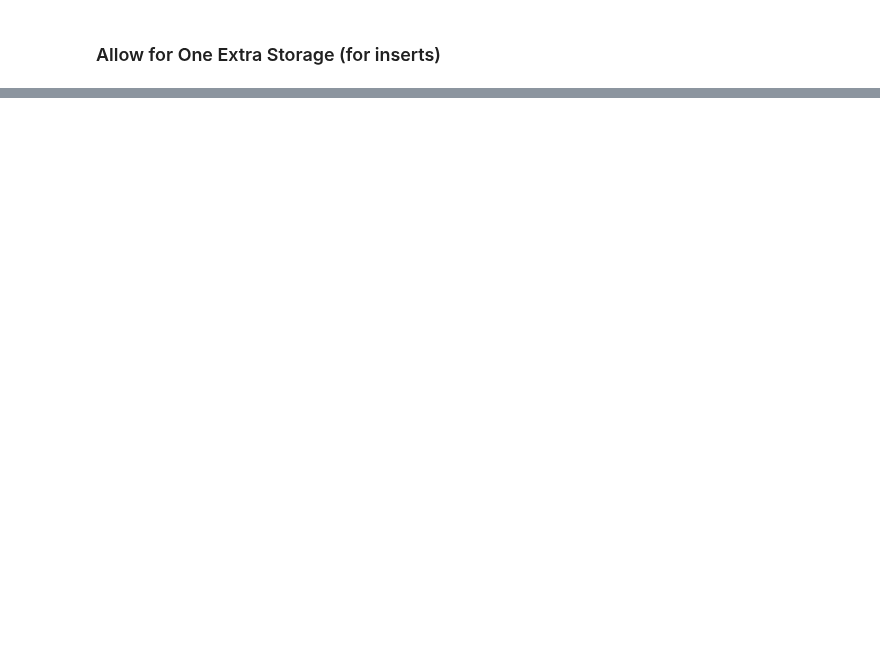
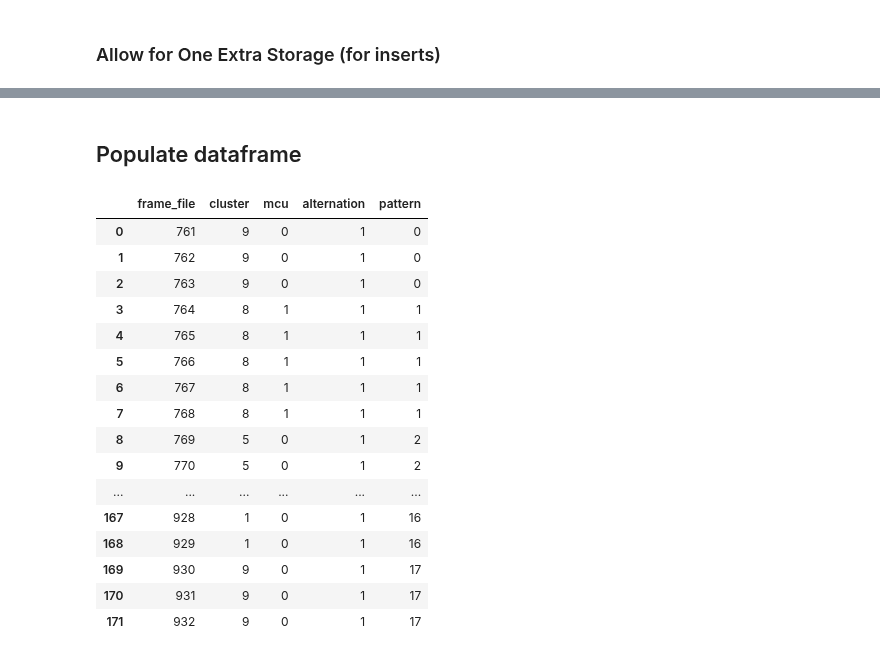
Before and after one commit to JohnTheTripper/moviegoer-prototype, a Jupyter notebook: scene_clustering.ipynb, the cells around one changed output, grey strips where cells are left out. Cells and saved outputs as stored; diff of their text form; code cells hidden in the pictures; blank space fills up the shorter version.

Commit message:
completed dialogue pattern algorithm and populated dataframe

```diff
--- a/scene_clustering.ipynb
+++ b/scene_clustering.ipynb
@@ -29,8 +29,11 @@ Using TensorFlow backend.
 # film = 'parasite'
 # frame_choice = list(range(1666, 1836)) # Parasite, tough because Mrs. Park and Jessica are both right-oc
 
-film = 'parasite'
-frame_choice = list(range(6687, 6777)) # Parasite, tough because Mrs. Park and Jessica are both right-oc
+# film = 'parasite'
+# frame_choice = list(range(6687, 6777)) # Parasite, hiding in bushes, eh, 2900
+
+film = 'hustle'
+frame_choice = list(range(761, 933)) # Hustle, hiding in bushes, eh, 2900
 # %%
 # establish folder for this film
 dialogue_folder = os.path.join('dialogue_frames', film)
@@ -85,5 +88,5 @@ vgg16_feature_list_np.shape
 # %%
-hac = AgglomerativeClustering(n_clusters = None, distance_threshold = 2900).fit(vgg16_feature_list_np)
+hac = AgglomerativeClustering(n_clusters = None, distance_threshold = 3000).fit(vgg16_feature_list_np)
 print('Number of clusters:', hac.n_clusters_)
 print(hac.labels_)
 # %% [output]
@@ -102,6 +107,3 @@ for x in frame_choice:
 # %%
 image_array = np.array(image_list)
 y_pred = tuned_model.predict_classes(image_array)
-# %%
-for frame, cluster, prediction in zip(frame_choice, hac.labels_, list(y_pred)):
-    print(frame, cluster, prediction[0])
@@ -323,0 +199,25 @@ frame    mcu     clust   prev    stored  alternate
+# %%
+prev_cluster = 1000
+stored_cluster = [1000, 1001]
+alternate_counter = 1
+alt_list = []
+pattern_list = []
+pattern = 0
+print('frame\t', 'mcu\t', 'clust\t', 'prev\t', 'stored\t\t', 'alt\t', 'pattern')
+
+for frame_file, cluster, mcu_flag in zip(frame_choice, hac.labels_, y_pred_values):
+    if 1000 in stored_cluster:
+        stored_cluster.append(prev_cluster)
+        del stored_cluster[0]
+    elif cluster != prev_cluster:
+        if cluster in stored_cluster:
+            alternate_counter += 1
+        else:
+            alternate_counter = 1
+            pattern += 1
+        stored_cluster.append(prev_cluster)
+        del stored_cluster[0]
+    print(frame_file, '\t', mcu_flag, '\t', cluster, '\t', prev_cluster, '\t', stored_cluster, '\t', alternate_counter, '\t', pattern)
+    prev_cluster = cluster
+    alt_list.append(alternate_counter)
+    pattern_list.append(pattern)
@@ -323,0 +242,24 @@ frame    mcu     clust   prev    stored  alternate
+# %% [markdown]
+## Populate dataframe
+# %%
+scene_df = pd.DataFrame(zip(frame_choice, hac.labels_, y_pred_values, alt_list, pattern_list), columns=['frame_file', 'cluster', 'mcu', 'alternation', 'pattern'])
+pd.options.display.max_rows=200
+scene_df.head(200)
+# %% [output]
+|  | frame_file | cluster | mcu | alternation | pattern |
+| 0 | 761 | 9 | 0 | 1 | 0 |
+| 1 | 762 | 9 | 0 | 1 | 0 |
+| 2 | 763 | 9 | 0 | 1 | 0 |
+| 3 | 764 | 8 | 1 | 1 | 1 |
+| 4 | 765 | 8 | 1 | 1 | 1 |
+| 5 | 766 | 8 | 1 | 1 | 1 |
+| 6 | 767 | 8 | 1 | 1 | 1 |
+| 7 | 768 | 8 | 1 | 1 | 1 |
+| 8 | 769 | 5 | 0 | 1 | 2 |
+| 9 | 770 | 5 | 0 | 1 | 2 |
+| ... | ... | ... | ... | ... | ... |
+| 167 | 928 | 1 | 0 | 1 | 16 |
+| 168 | 929 | 1 | 0 | 1 | 16 |
+| 169 | 930 | 9 | 0 | 1 | 17 |
+| 170 | 931 | 9 | 0 | 1 | 17 |
+| 171 | 932 | 9 | 0 | 1 | 17 |
```
Also changed, not shown: parts of 23 cells of this notebook.
